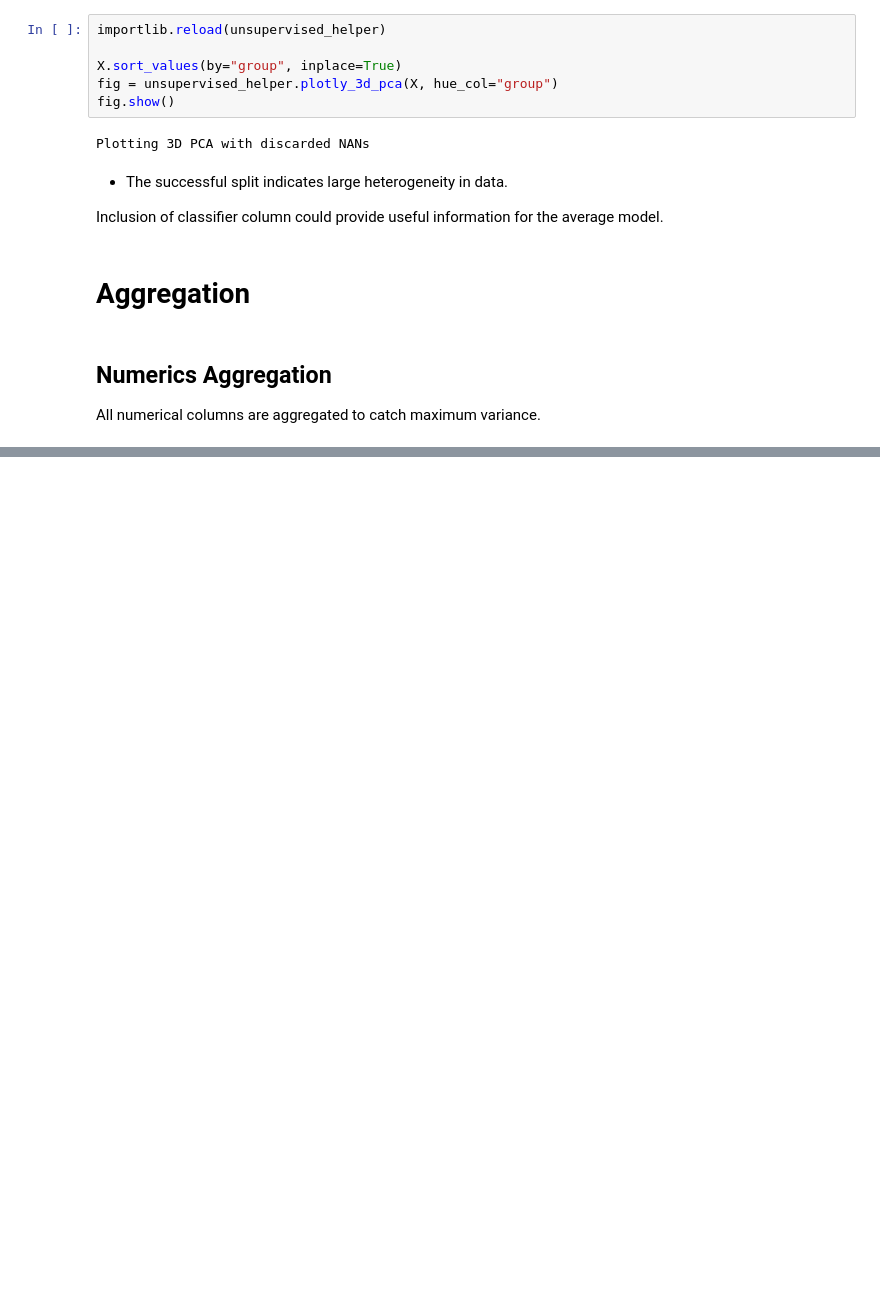
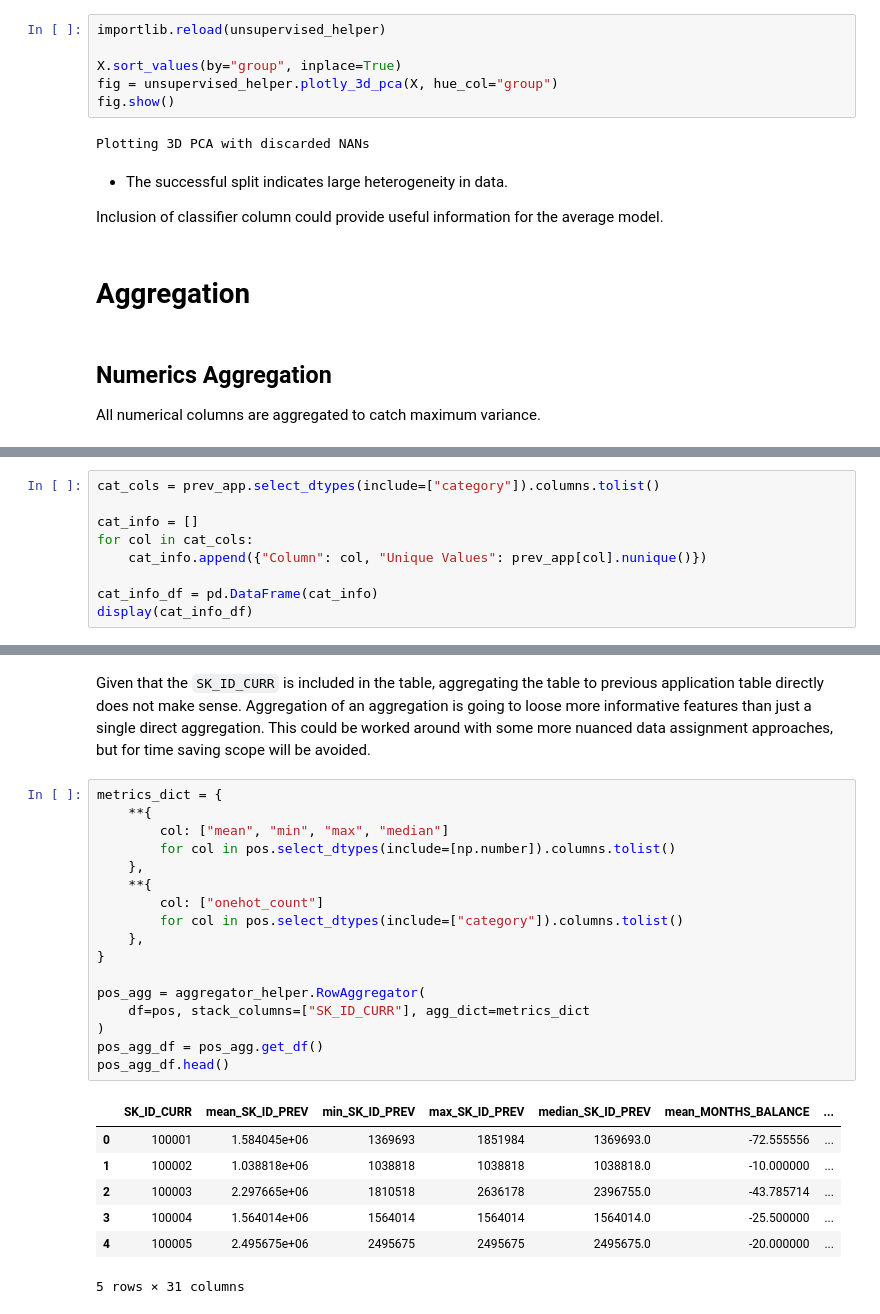
Before and after one commit to Sauciu1/defaulting-risk, a Jupyter notebook: notebooks/nb7_previous_applications.ipynb, the cells around one changed output, grey strips where cells are left out. Cells and saved outputs as stored; diff of their text form; blank space fills up the shorter version.

```diff
--- a/notebooks/nb7_previous_applications.ipynb
+++ b/notebooks/nb7_previous_applications.ipynb
@@ -160,0 +182,9 @@ A notable improvement was achieved over nb6 best of:
+# %%
+cat_cols = prev_app.select_dtypes(include=["category"]).columns.tolist()
+
+cat_info = []
+for col in cat_cols:
+    cat_info.append({"Column": col, "Unique Values": prev_app[col].nunique()})
+
+cat_info_df = pd.DataFrame(cat_info)
+display(cat_info_df)
@@ -160,0 +261,27 @@ A notable improvement was achieved over nb6 best of:
+# %% [markdown]
+Given that the `SK_ID_CURR` is included in the table, aggregating the table to previous application table directly does not make sense. Aggregation of an aggregation is going to loose more informative features than just a single direct aggregation. This could be worked around with some more nuanced data assignment approaches, but for time saving scope will be avoided.
+# %%
+metrics_dict = {
+    **{
+        col: ["mean", "min", "max", "median"]
+        for col in pos.select_dtypes(include=[np.number]).columns.tolist()
+    },
+    **{
+        col: ["onehot_count"]
+        for col in pos.select_dtypes(include=["category"]).columns.tolist()
+    },
+}
+
+pos_agg = aggregator_helper.RowAggregator(
+    df=pos, stack_columns=["SK_ID_CURR"], agg_dict=metrics_dict
+)
+pos_agg_df = pos_agg.get_df()
+pos_agg_df.head()
+# %% [output]
+|  | SK_ID_CURR | mean_SK_ID_PREV | min_SK_ID_PREV | max_SK_ID_PREV | median_SK_ID_PREV | mean_MONTHS_BALANCE | ... |
+| 0 | 100001 | 1.584045e+06 | 1369693 | 1851984 | 1369693.0 | -72.555556 | ... |
+| 1 | 100002 | 1.038818e+06 | 1038818 | 1038818 | 1038818.0 | -10.000000 | ... |
+| 2 | 100003 | 2.297665e+06 | 1810518 | 2636178 | 2396755.0 | -43.785714 | ... |
+| 3 | 100004 | 1.564014e+06 | 1564014 | 1564014 | 1564014.0 | -25.500000 | ... |
+| 4 | 100005 | 2.495675e+06 | 2495675 | 2495675 | 2495675.0 | -20.000000 | ... |
+5 rows × 31 columns
```
Also changed, not shown: parts of 39 cells of this notebook, 3 other files.
